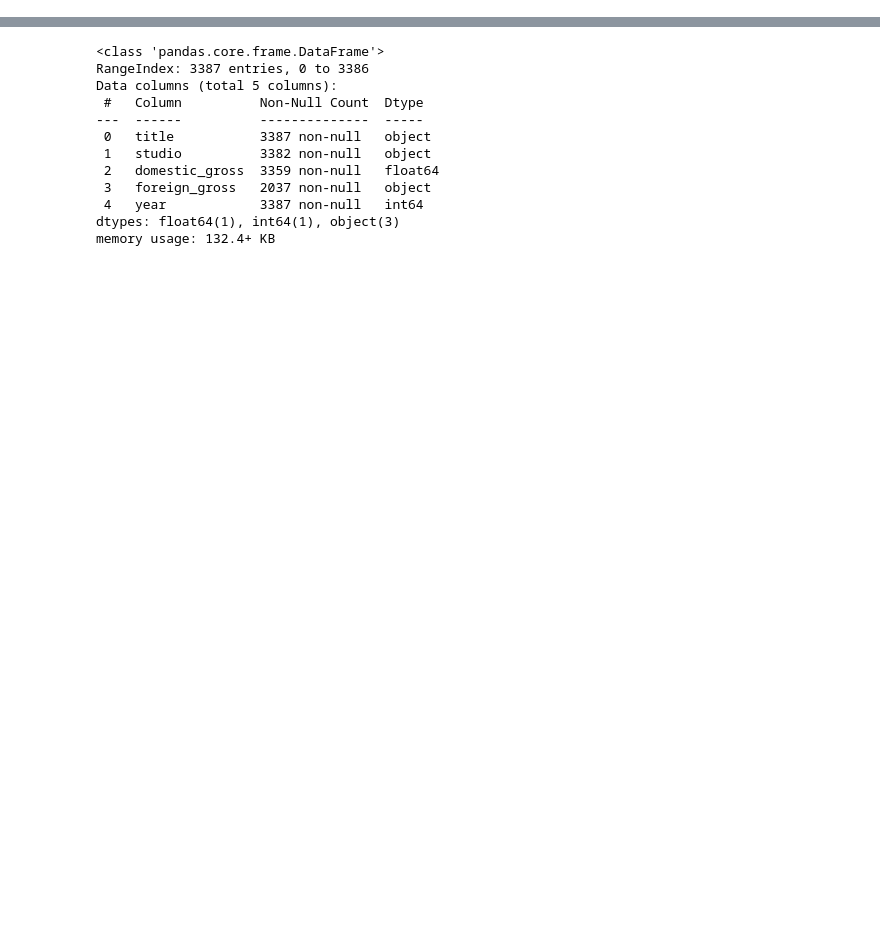
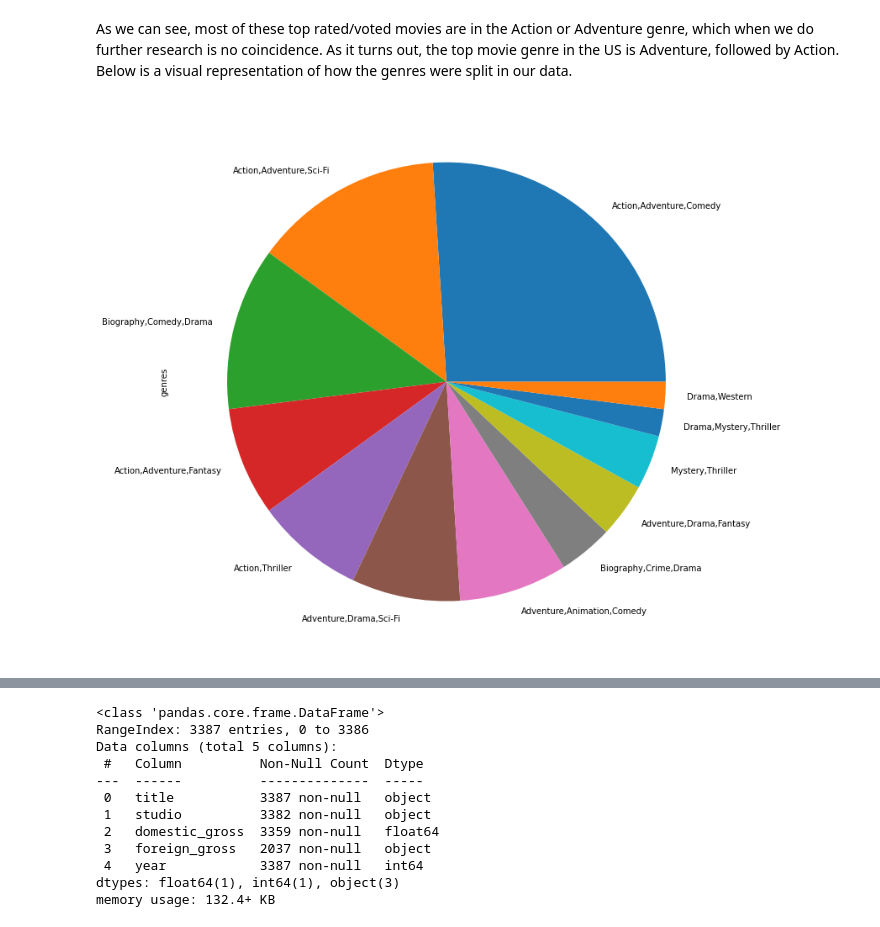
Before and after one commit to aharri123/dsc-phase-1-project-v2-4, a Jupyter notebook: student.ipynb, the cells around one changed output, grey strips where cells are left out. Cells and saved outputs as stored; diff of their text form; code cells hidden in the pictures; blank space fills up the shorter version.

```diff
--- a/student.ipynb
+++ b/student.ipynb
@@ -15,0 +30,28 @@ df = pd.read_csv("bom.movie_gross.csv")
+# %%
+#We really only want to focus on genre, rating, and number of votes but we'll also include things like movie title, director
+#and start year.
+
+#Let's join together some of the databases to turn all of our data into one readable table, as well as convert to a DF
+#to make it more easy to manipulate.
+#In this SQL query, we're looking at the top 50 movies that have a greater or equal rating of 8, and
+#have the most votes.
+
+movies_df = pd.read_sql("""
+        SELECT primary_title, original_title, start_year, genres, averagerating, numvotes,primary_name
+        FROM movie_basics
+        JOIN movie_ratings
+        USING(movie_id)
+        JOIN directors
+        USING(movie_id)
+        JOIN persons
+        USING(person_id)
+        WHERE averagerating >= 8
+        ORDER BY numvotes DESC;
+        """,conn
+)
+
+#Rename a column to make it more readable
+movies_df.rename(columns = {'primary_name':'Director'}, inplace = True)
+
+#We'll look through the DF for duplicate titles and remove, otherwise our data will not be accurate.
+movies_df.drop_duplicates(subset = ['primary_title']).reset_index(drop = True).head(50)
@@ -15,0 +76,7 @@ df = pd.read_csv("bom.movie_gross.csv")
+# %% [markdown]
+As we can see, most of these top rated/voted movies are in the Action or Adventure genre, which when we do further research is no coincidence. As it turns out, the top movie genre in the US is Adventure, followed by Action. Below is a visual representation of how the genres were split in our data.
+# %%
+#Create a pie chart for movie genre
+movies_df['genres'].head(50).value_counts().plot.pie(figsize = (12,12));
+# %% [output]
+[figure, added]
```
Also changed, not shown: parts of 35 cells of this notebook.
